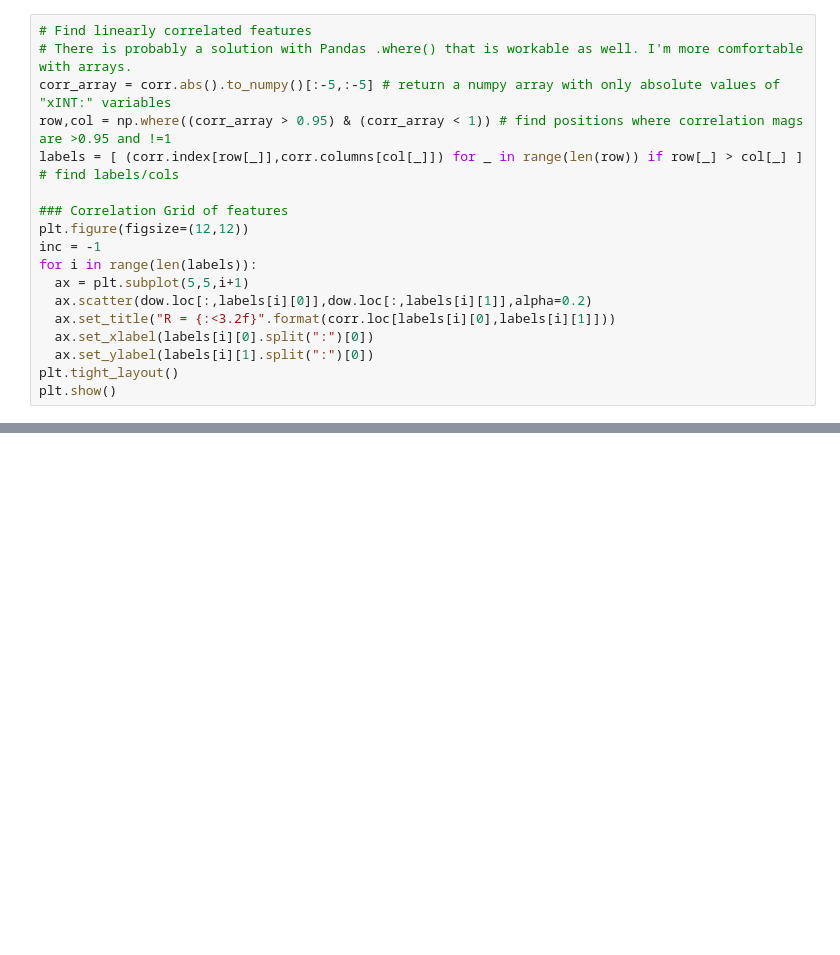
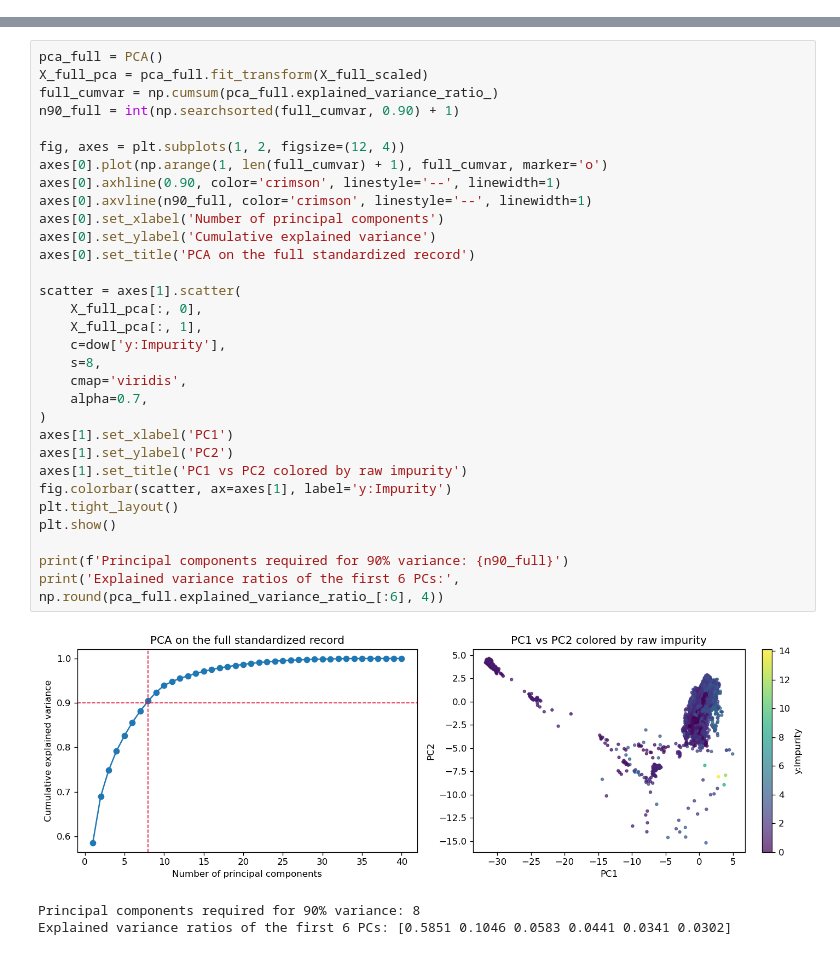
Before and after one commit to SECQUOIA/PU_CHE597_S2025, a Jupyter notebook: 21-EoA_Clustering/Elements_of_Data_Analysis.ipynb, the cells around one changed output, grey strips where cells are left out. Cells and saved outputs as stored; diff of their text form; blank space fills up the shorter version.

```diff
--- a/21-EoA_Clustering/Elements_of_Data_Analysis.ipynb
+++ b/21-EoA_Clustering/Elements_of_Data_Analysis.ipynb
@@ -346,18 +16,0 @@ We also saw in the correlation matrix that several of the variables were correla
-# %%
-# Find linearly correlated features
-# There is probably a solution with Pandas .where() that is workable as well. I'm more comfortable with arrays.
-corr_array = corr.abs().to_numpy()[:-5,:-5] # return a numpy array with only absolute values of "xINT:" variables
-row,col = np.where((corr_array > 0.95) & (corr_array < 1)) # find positions where correlation mags are >0.95 and !=1
-labels = [ (corr.index[row[_]],corr.columns[col[_]]) for _ in range(len(row)) if row[_] > col[_] ] # find labels/cols
-
-### Correlation Grid of features
-plt.figure(figsize=(12,12))
-inc = -1
-for i in range(len(labels)):
-  ax = plt.subplot(5,5,i+1)
-  ax.scatter(dow.loc[:,labels[i][0]],dow.loc[:,labels[i][1]],alpha=0.2)
-  ax.set_title("R = {:<3.2f}".format(corr.loc[labels[i][0],labels[i][1]]))
-  ax.set_xlabel(labels[i][0].split(":")[0])
-  ax.set_ylabel(labels[i][1].split(":")[0])
-plt.tight_layout()
-plt.show()
@@ -816,0 +212,35 @@ The printed counts show how many samples are flagged as outliers vs regular oper
+# %%
+pca_full = PCA()
+X_full_pca = pca_full.fit_transform(X_full_scaled)
+full_cumvar = np.cumsum(pca_full.explained_variance_ratio_)
+n90_full = int(np.searchsorted(full_cumvar, 0.90) + 1)
+
+fig, axes = plt.subplots(1, 2, figsize=(12, 4))
+axes[0].plot(np.arange(1, len(full_cumvar) + 1), full_cumvar, marker='o')
+axes[0].axhline(0.90, color='crimson', linestyle='--', linewidth=1)
+axes[0].axvline(n90_full, color='crimson', linestyle='--', linewidth=1)
+axes[0].set_xlabel('Number of principal components')
+axes[0].set_ylabel('Cumulative explained variance')
+axes[0].set_title('PCA on the full standardized record')
+
+scatter = axes[1].scatter(
+    X_full_pca[:, 0],
+    X_full_pca[:, 1],
+    c=dow['y:Impurity'],
+    s=8,
+    cmap='viridis',
+    alpha=0.7,
+)
+axes[1].set_xlabel('PC1')
+axes[1].set_ylabel('PC2')
+axes[1].set_title('PC1 vs PC2 colored by raw impurity')
+fig.colorbar(scatter, ax=axes[1], label='y:Impurity')
+plt.tight_layout()
+plt.show()
+
+print(f'Principal components required for 90% variance: {n90_full}')
+print('Explained variance ratios of the first 6 PCs:', np.round(pca_full.explained_variance_ratio_[:6], 4))
+# %% [output]
+[figure, added]
+Principal components required for 90% variance: 8
+Explained variance ratios of the first 6 PCs: [0.5851 0.1046 0.0583 0.0441 0.0341 0.0302]
```
Also changed, not shown: parts of 99 cells of this notebook.
